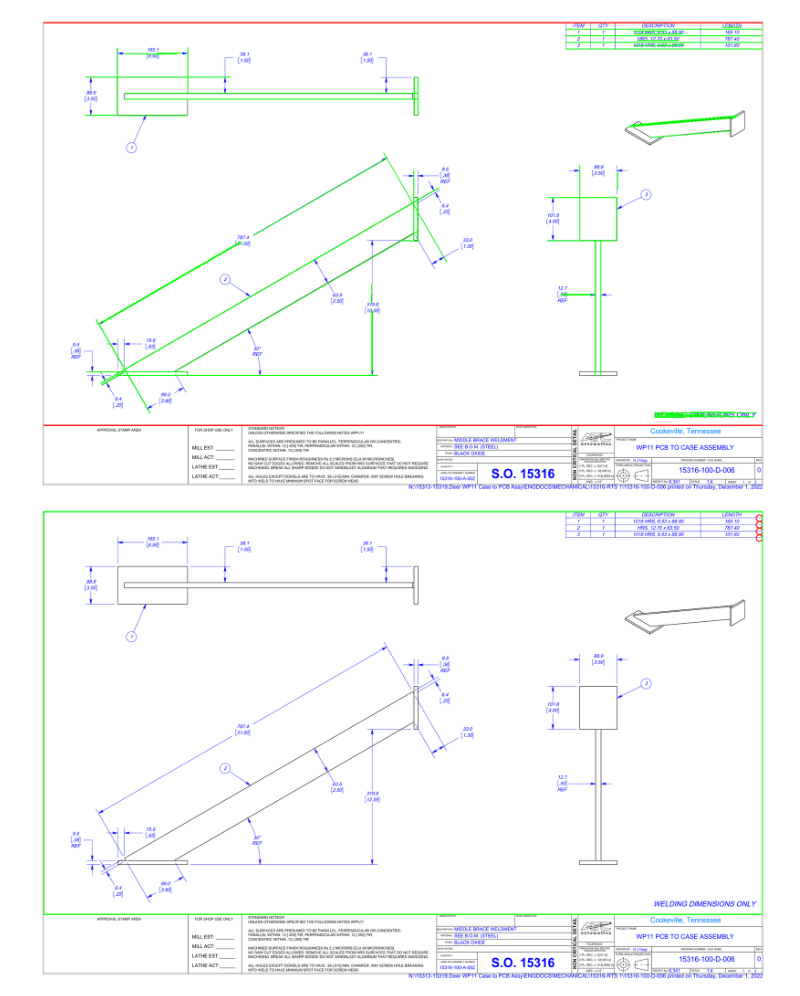
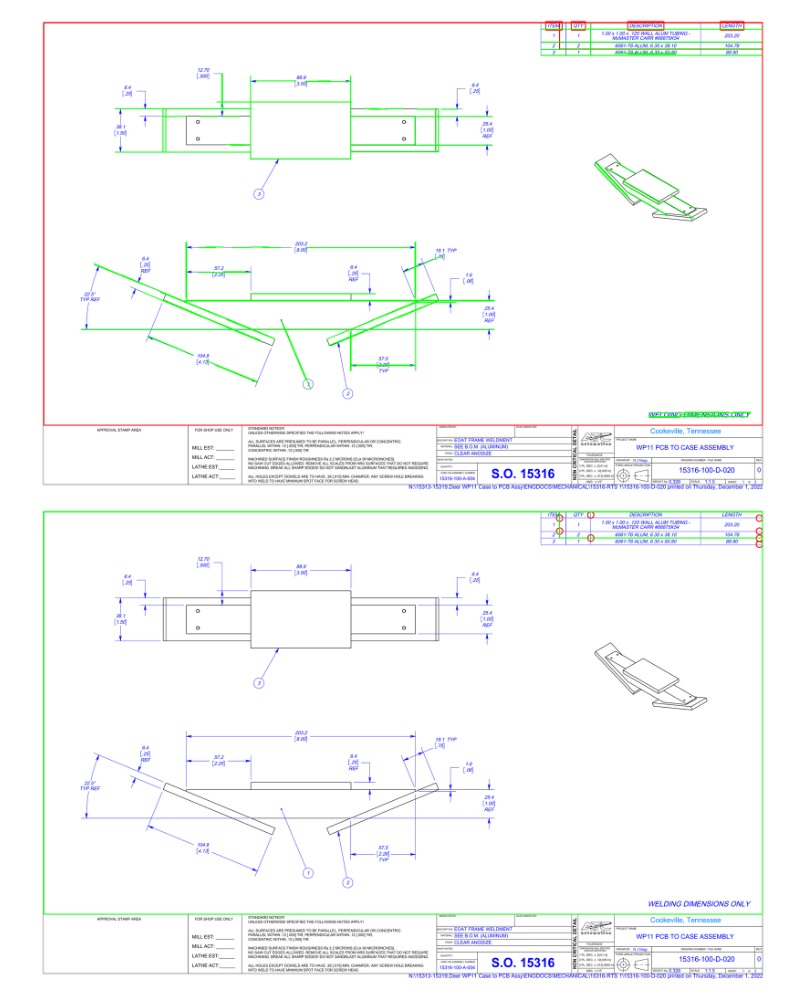
Before and after one commit to sadidul012/mechanical-drawing-scoring, a Jupyter notebook: notebooks/template-extracting/merge-with-existing-methods.ipynb, the cells around one changed output. Cells and saved outputs as stored; diff of their text form; code cells hidden in the pictures.

Commit message:
Working on tight block detection

```diff
--- a/notebooks/template-extracting/merge-with-existing-methods.ipynb
+++ b/notebooks/template-extracting/merge-with-existing-methods.ipynb
@@ -54,11 +54,15 @@ from template_extraction import *
 #     "../../data/original/Ugly/10.pdf",
 #     "../../data/original/Ugly/11.pdf"
 # ]
+# files = [
+#     "../../data/original/Good/15316-100-D-006_Sheet1.pdf",
+#     "../../data/original/Good/15316-100-D-020_Sheet2.pdf",
+#     "../../data/original/Good/15316-100-D-040_Sheet1.pdf",
+#     "../../data/original/Good/15316-100-D-041_Sheet1.pdf"
+# ]
 files = [
     "../../data/original/Good/15316-100-D-006_Sheet1.pdf",
-    "../../data/original/Good/15316-100-D-020_Sheet2.pdf",
-    "../../data/original/Good/15316-100-D-040_Sheet1.pdf",
-    "../../data/original/Good/15316-100-D-041_Sheet1.pdf"
+    "../../data/original/Good/15316-100-D-020_Sheet2.pdf"
 ]
 # %%
 font = cv2.FONT_HERSHEY_SIMPLEX
@@ -93,5 +95,5 @@ Image.fromarray(template)
 # %%
-f, img, ocr_result, inner_border_lines, title_contours, line_90, sorted_indices, contours, hierarchy_area = image_data[0]
+f, img, ocr_result, inner_border_lines, title_contours, line_90, sorted_indices, contours, hierarchy_area = image_data[1]
 
 gray = cv2.cvtColor(img, cv2.COLOR_BGR2GRAY)
 edges = cv2.Canny(gray, 50, 150, apertureSize=3)
@@ -138,6 +140,7 @@ template_boundaries[(template_boundaries[:, 1] < int((im_h * 30) / 100)) & (temp
 tolerance = 10
 template_lines = []
 drawings = lines.copy()
+words_copy = words.copy()
 (x1, y1), (x2, y2) = boundary.copy()
 y2 += tolerance
 y1 -= tolerance
@@ -164,6 +167,16 @@ drawings = drawings[
     & ~((drawings[:, 0] > right - tolerance) & (drawings[:, 2] > right - tolerance))
 ]
 
+words_copy = words_copy.loc[
+    ~words.value.isin(x_index_titles) &
+    ~words.value.isin(y_index_titles)
+]
+words_copy = words_copy.loc[
+    (words.x1 < boundary_lines[3][0]) & (words.x2 > boundary_lines[3][2])  # left
+    | (words.x1 < boundary_lines[2][0]) & (words.x2 > boundary_lines[2][2])  # right
+    | (words.y1 < boundary_lines[1][1]) & (words.y2 > boundary_lines[1][3])  # top
+    | (words.y1 < boundary_lines[0][1]) & (words.y2 > boundary_lines[0][3])  # bottom
+]
 for b in template_boundaries:
     x1, y1, x2, y2 = b
 
@@ -179,42 +192,51 @@ for b in template_boundaries:
         [left, bottom, right, bottom],  # Bottom
     ]
     template_lines.extend(boundary_title_block_lines)
 
     drawings = drawings[
         ~(
                 (drawings[:, 1] >= top - tolerance)
                 & (drawings[:, 3] >= top - tolerance)
                 & (drawings[:, 0] >= left - tolerance)
                 & (drawings[:, 2] >= left - tolerance)
                 & (drawings[:, 3] <= bottom + tolerance)
                 & (drawings[:, 1] <= bottom + tolerance)
                 & (drawings[:, 2] <= right + tolerance)
                 & (drawings[:, 0] <= right + tolerance)
         )
     ]
-
-for idx, row in words.iterrows():
-    bx1, by1, bx2, by2 = row[["x1", "y1", "x2", "y2"]].astype(int)
-    cv2.rectangle(img_comp, (bx1, by1), (bx2, by2), (0, 0, 255), 2)
+    words_copy = words_copy.loc[
+        (
+            (words.x1 < boundary_title_block_lines[1][0])  # left
+            | (words.y1 < boundary_title_block_lines[0][1])  # left
+        )
+    ]
 
 img_comp = img.copy()
+
+for idx, row in words_copy.iterrows():
+    bx1, by1, bx2, by2 = row[["x1", "y1", "x2", "y2"]].astype(int)
+    cv2.rectangle(img_comp, (bx1, by1), (bx2, by2), (255, 0, 0), 2)
+
 for line in template_lines:
     x1, y1, x2, y2 = line
     cv2.line(img_comp, (x1, y1), (x2, y2), (255, 0, 0), 2)
+
+cv2.rectangle(img_comp, boundary[0], boundary[1], (255, 0, 0), thickness)
 
 for line in drawings:
     x1, y1, x2, y2 = line
     cv2.line(img_comp, (x1, y1), (x2, y2), (0, 255, 0), 2)
 
-# cv2.rectangle(img_comp, boundary[0], boundary[1], (0, 255, 0), thickness)
 # cv2.rectangle(img_comp, title_boundary[0], title_boundary[1], (0, 255, 0), thickness)
 
 Image.fromarray(img_comp)
 # %% [output]
-[figure, old version]
+[figure, new version]
 # %%
 intersection_points = []
 intersection_lines = []
+
 for line in template_lines:
     intersected_lines, intersected_at = find_intersected_lines(line, drawings)
     intersection_points.extend(intersected_at)
@@ -239,4 +261,4 @@ cv2.rectangle(img_comp, boundary[0], boundary[1], (0, 255, 0), thickness)
 
 Image.fromarray(img_comp)
 # %% [output]
-[figure, old version]
+[figure, new version]
```
Also changed, not shown: parts of 4 cells of this notebook, 9 other files.
